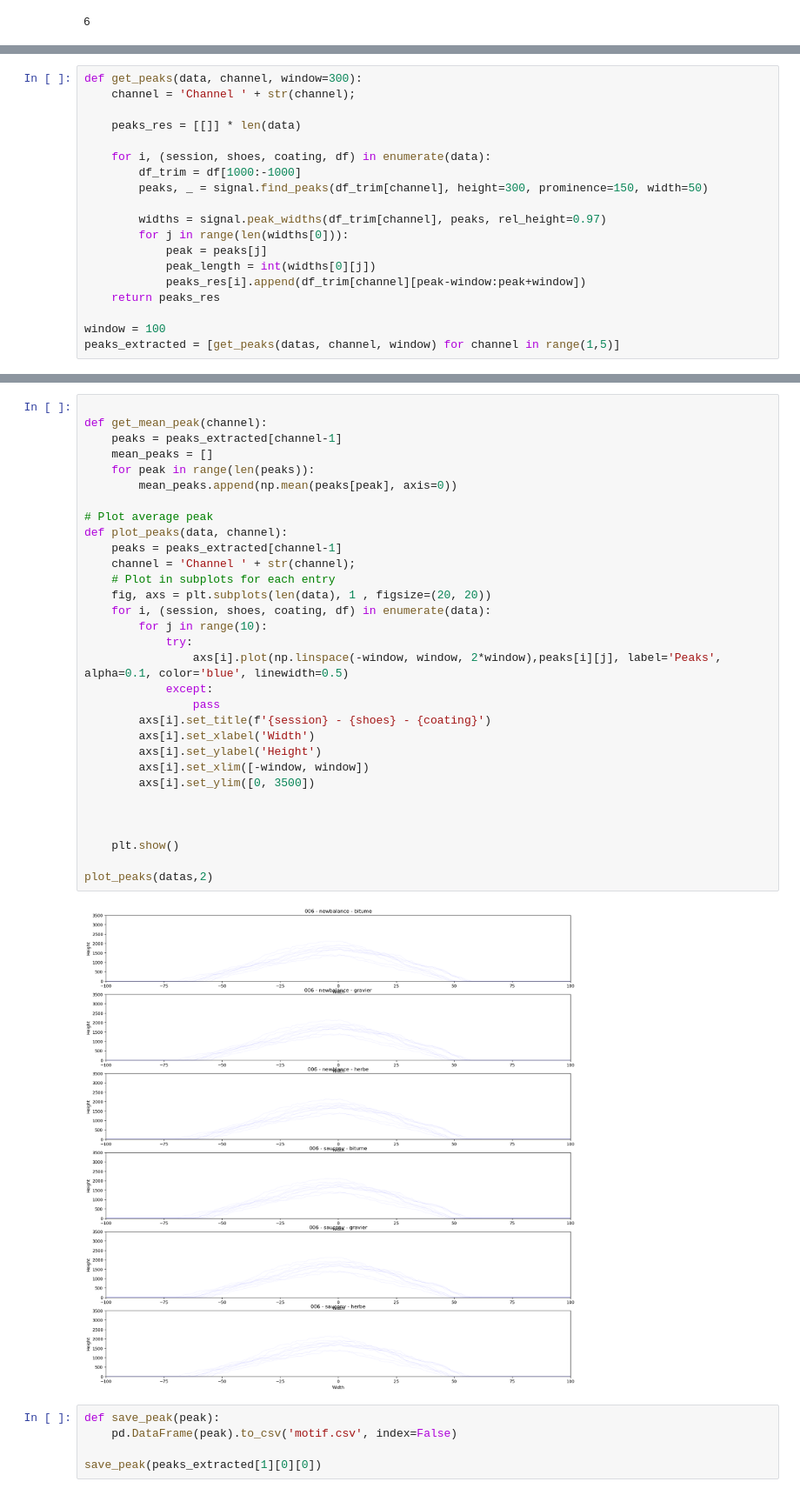
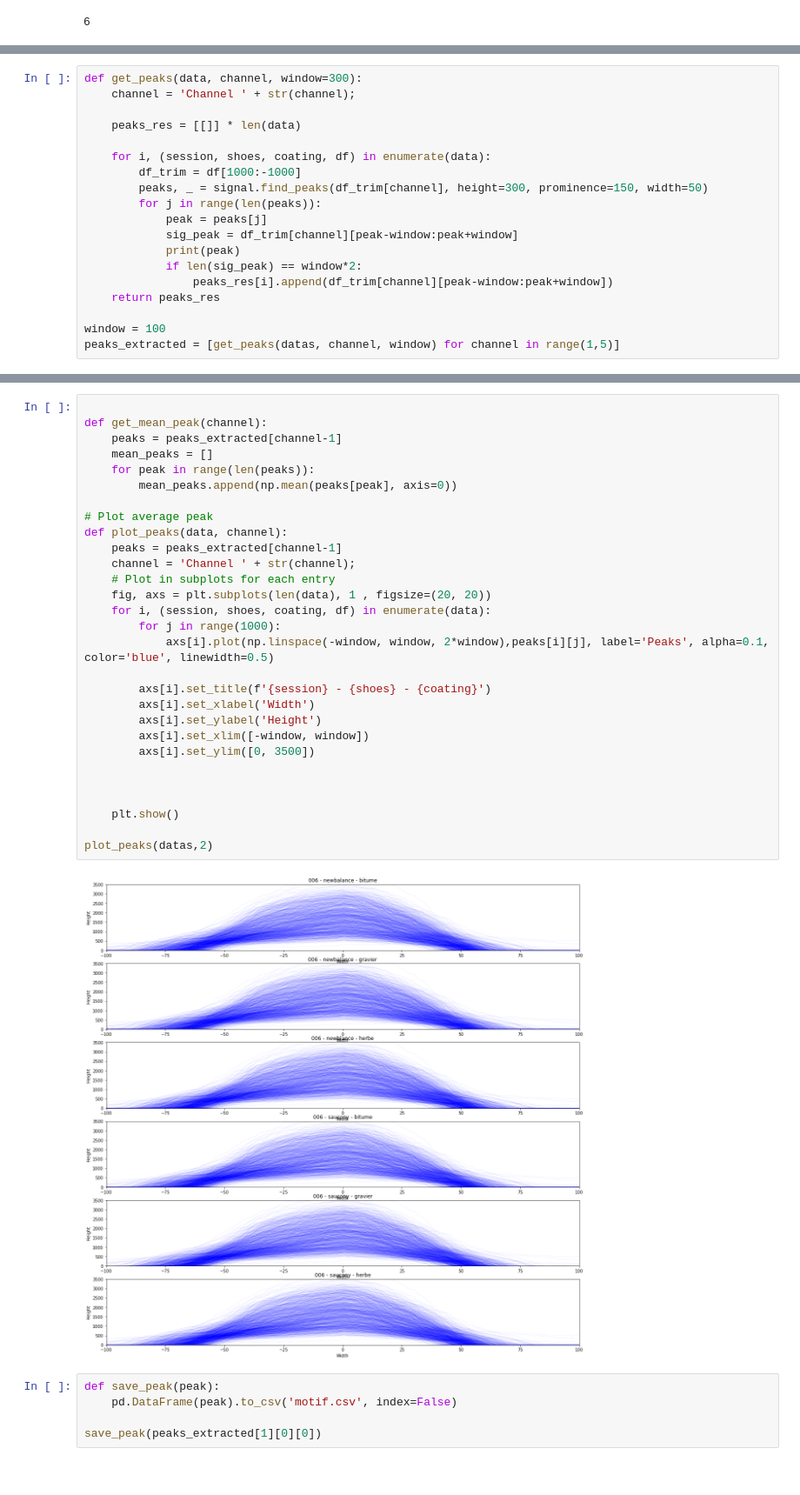
Before and after one commit to MalauD/TIPE2022, a Jupyter notebook: Code/Notebooks/exploitation.ipynb, the cells around one changed output, grey strips where cells are left out. Shown: that part at 87% size. Cells and saved outputs as stored; diff of their text form.

```diff
--- a/Code/Notebooks/exploitation.ipynb
+++ b/Code/Notebooks/exploitation.ipynb
@@ -123,12 +123,12 @@ def get_peaks(data, channel, window=300):
     for i, (session, shoes, coating, df) in enumerate(data):
         df_trim = df[1000:-1000]
         peaks, _ = signal.find_peaks(df_trim[channel], height=300, prominence=150, width=50)
-
-        widths = signal.peak_widths(df_trim[channel], peaks, rel_height=0.97)
-        for j in range(len(widths[0])):
+        for j in range(len(peaks)):
             peak = peaks[j]
-            peak_length = int(widths[0][j])
-            peaks_res[i].append(df_trim[channel][peak-window:peak+window])
+            sig_peak = df_trim[channel][peak-window:peak+window]
+            print(peak)
+            if len(sig_peak) == window*2:
+                peaks_res[i].append(df_trim[channel][peak-window:peak+window])
     return peaks_res
 
 window = 100
@@ -136,36 +154,34 @@ peaks_extracted = [get_peaks(datas, channel, window) for channel in range(1,5)]
 # %%
 
 def get_mean_peak(channel):
     peaks = peaks_extracted[channel-1]
     mean_peaks = []
     for peak in range(len(peaks)):
         mean_peaks.append(np.mean(peaks[peak], axis=0))
 
 # Plot average peak
 def plot_peaks(data, channel):
     peaks = peaks_extracted[channel-1]
     channel = 'Channel ' + str(channel);
     # Plot in subplots for each entry
     fig, axs = plt.subplots(len(data), 1 , figsize=(20, 20))
     for i, (session, shoes, coating, df) in enumerate(data):
-        for j in range(10):
-            try:
-                axs[i].plot(np.linspace(-window, window, 2*window),peaks[i][j], label='Peaks', alpha=0.1, color='blue', linewidth=0.5)
-            except:
-                pass
+        for j in range(1000):
+            axs[i].plot(np.linspace(-window, window, 2*window),peaks[i][j], label='Peaks', alpha=0.1, color='blue', linewidth=0.5)
+
         axs[i].set_title(f'{session} - {shoes} - {coating}')
         axs[i].set_xlabel('Width')
         axs[i].set_ylabel('Height')
         axs[i].set_xlim([-window, window])
         axs[i].set_ylim([0, 3500])
 
 
 
     plt.show()
 
 plot_peaks(datas,2)
 # %% [output]
-[figure, old version]
+[figure, new version]
 # %%
 def save_peak(peak):
     pd.DataFrame(peak).to_csv('motif.csv', index=False)
```
Also changed, not shown: parts of 3 cells of this notebook, 1 other file.
